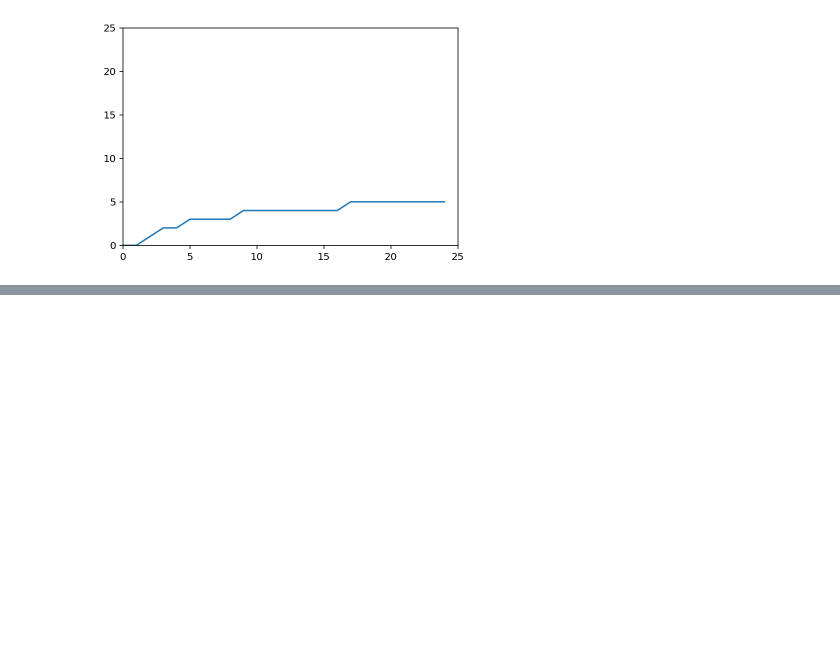
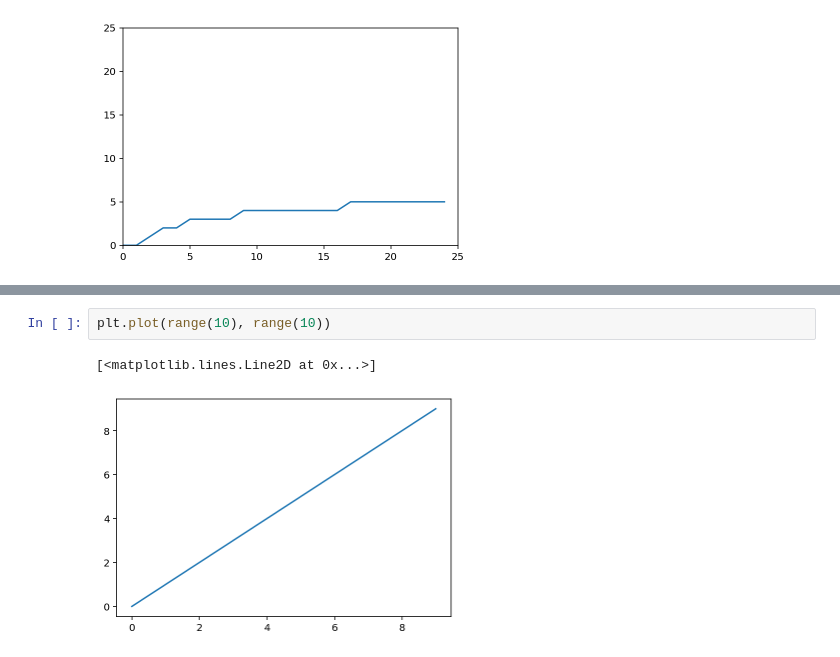
Before and after one commit to idmyn/data-structures-and-algorithms-in-python, a Jupyter notebook: notebooks/ch-03.ipynb, the cells around one changed output, grey strips where cells are left out. Saved outputs shown, nothing was run; the diff lists cells and outputs as text; blank space fills up the shorter version.

```diff
--- a/notebooks/ch-03.ipynb
+++ b/notebooks/ch-03.ipynb
@@ -138,0 +145,5 @@ plt.plot(input, output)
+# %%
+plt.plot(range(10), range(10))
+# %% [output]
+[<matplotlib.lines.Line2D at 0x...>]
+[figure, added]
```
Also changed, not shown: parts of 9 cells of this notebook.
